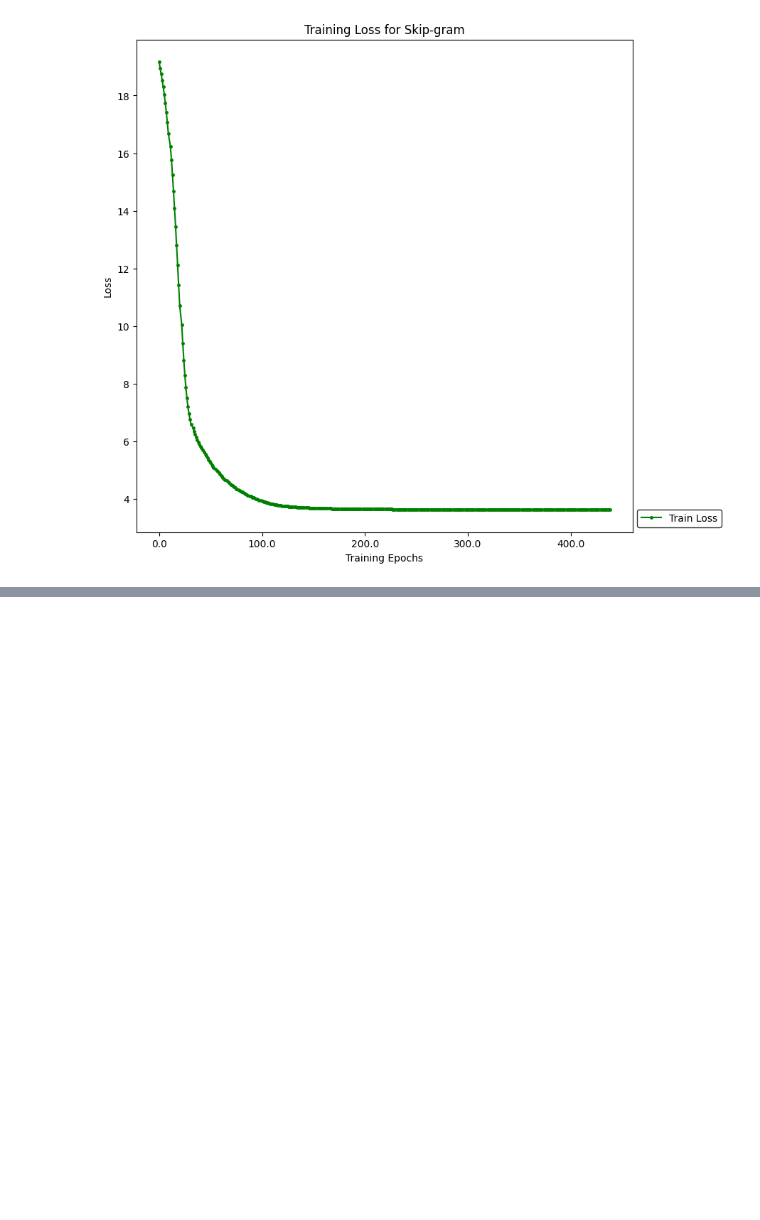
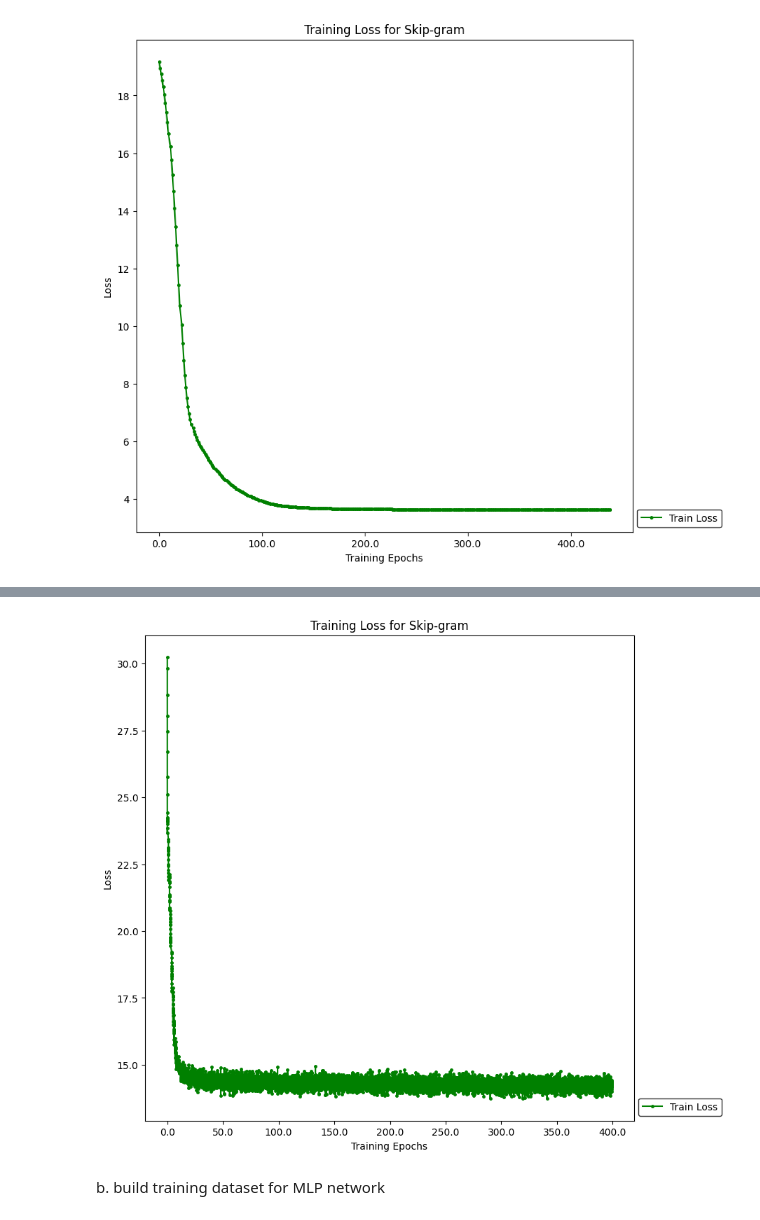
Before and after one commit to mqwen24/CS443_Projects, a Jupyter notebook: p4/project4.ipynb, the cells around one changed output, grey strips where cells are left out. Drawn from its saved outputs; the diff is of its cells as text; code cells hidden in the pictures; blank space fills up the shorter version.

Commit message:
start to train on large number of data

```diff
--- a/p4/project4.ipynb
+++ b/p4/project4.ipynb
@@ -90,0 +98,9 @@ plot_train_loss(hist_1, n_samps=dev_targets_int.shape[0], batch_sz=batch_sz)
+# %%
+SPAM_FOLDER_PATH = 'data/enron/spam'
+num_emails = 200
+spam_targets_int, spam_contexts_int, spam_unique_words, spam_word2ind = preprocess.get_dataset(path2folder1=SPAM_FOLDER_PATH, num_emails=num_emails)
+
+HAM_FOLDER_PATH = 'data/enron/ham'
+ham_targets_int, ham_contexts_int, ham_unique_words, ham_word2ind = preprocess.get_dataset(path2folder1=HAM_FOLDER_PATH, num_emails=num_emails)
+
+targets_int, contexts_int, unique_words, word2ind = preprocess.get_dataset(path2folder1=SPAM_FOLDER_PATH, path2folder2=HAM_FOLDER_PATH, num_emails=num_emails)
@@ -90,0 +131,10 @@ plot_train_loss(hist_1, n_samps=dev_targets_int.shape[0], batch_sz=batch_sz)
+# %%
+vocab_sz = len(unique_words)
+M = vocab_sz
+H = 200
+C = vocab_sz
+batch_sz = 2000
+
+net = word2vec.Skipgram(M, H, C, wt_stdev=0.1)
+
+hist_1 = net.fit(targets_int, contexts_int, mini_batch_sz=batch_sz, lr=1e-2, n_epochs=400, print_every=10, verbose=True)
@@ -90,0 +159,6 @@ plot_train_loss(hist_1, n_samps=dev_targets_int.shape[0], batch_sz=batch_sz)
+# %%
+plot_train_loss(hist_1, n_samps=targets_int.shape[0], batch_sz=batch_sz)
+# %% [output]
+[figure, added]
+# %% [markdown]
+b. build training dataset for MLP network
```
Also changed, not shown: parts of 10 cells of this notebook, 1 other file.
